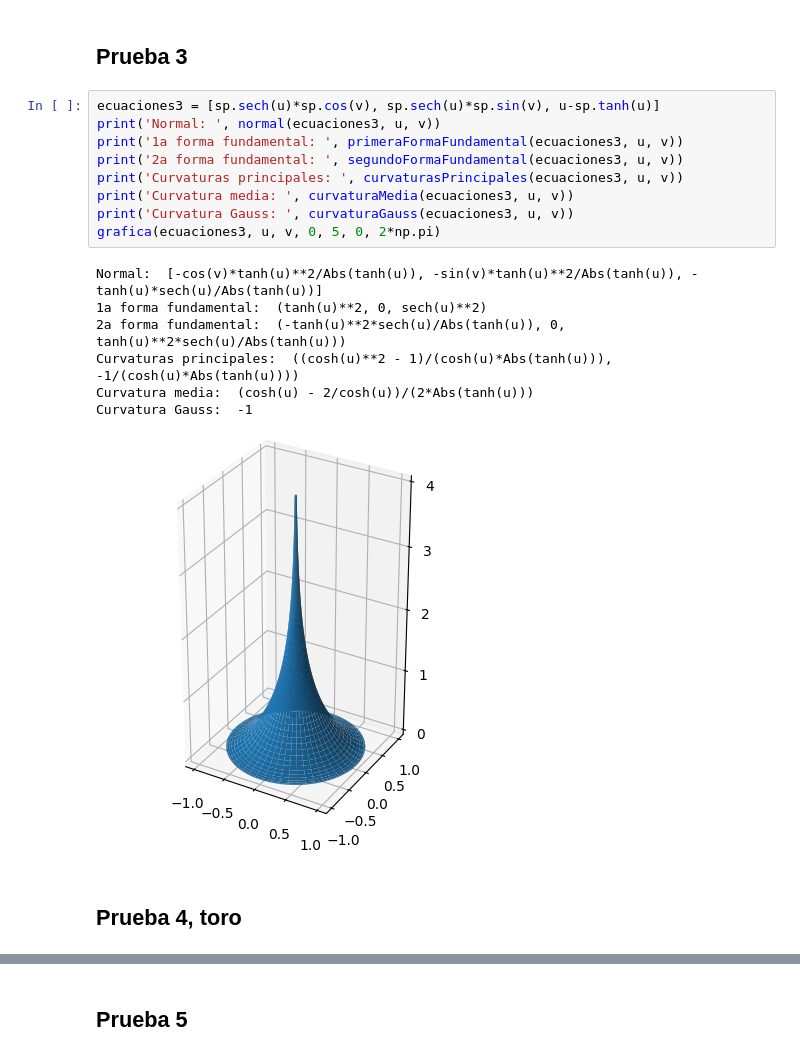
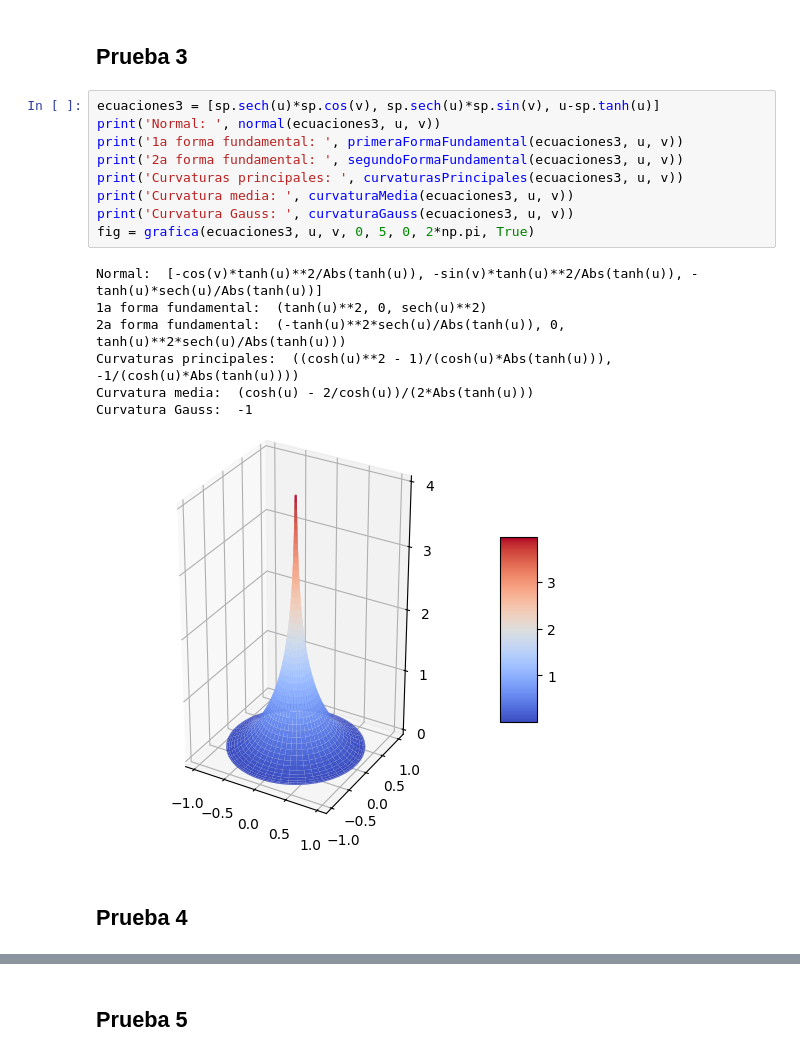
Before and after one commit to asiermhpsm/geometria_diferencial, a Jupyter notebook: comprobaciones.ipynb, the cells around one changed output, grey strips where cells are left out. Drawn from its saved outputs; the diff is of its cells as text.

```diff
--- a/comprobaciones.ipynb
+++ b/comprobaciones.ipynb
@@ -39,22 +39,22 @@ Curvaturas principales:  (sqrt(2)*(u*v*sqrt((u - v)**2 + (u + v)**2 + 4) + sqrt(
 # %%
 ecuaciones3 = [sp.sech(u)*sp.cos(v), sp.sech(u)*sp.sin(v), u-sp.tanh(u)]
 print('Normal: ', normal(ecuaciones3, u, v))
 print('1a forma fundamental: ', primeraFormaFundamental(ecuaciones3, u, v))
 print('2a forma fundamental: ', segundoFormaFundamental(ecuaciones3, u, v))
 print('Curvaturas principales: ', curvaturasPrincipales(ecuaciones3, u, v))
 print('Curvatura media: ', curvaturaMedia(ecuaciones3, u, v))
 print('Curvatura Gauss: ', curvaturaGauss(ecuaciones3, u, v))
-grafica(ecuaciones3, u, v, 0, 5, 0, 2*np.pi)
+fig = grafica(ecuaciones3, u, v, 0, 5, 0, 2*np.pi, True)
 # %% [output]
 Normal:  [-cos(v)*tanh(u)**2/Abs(tanh(u)), -sin(v)*tanh(u)**2/Abs(tanh(u)), -tanh(u)*sech(u)/Abs(tanh(u))]
 1a forma fundamental:  (tanh(u)**2, 0, sech(u)**2)
 2a forma fundamental:  (-tanh(u)**2*sech(u)/Abs(tanh(u)), 0, tanh(u)**2*sech(u)/Abs(tanh(u)))
 Curvaturas principales:  ((cosh(u)**2 - 1)/(cosh(u)*Abs(tanh(u))), -1/(cosh(u)*Abs(tanh(u))))
 Curvatura media:  (cosh(u) - 2/cosh(u))/(2*Abs(tanh(u)))
 Curvatura Gauss:  -1
-[figure, old version]
+[figure, new version]
 # %% [markdown]
-## Prueba 4, toro
+## Prueba 4
 # %%
 R = 10
 r = 5
```
Also changed, not shown: parts of 4 cells of this notebook, 1 other file.
